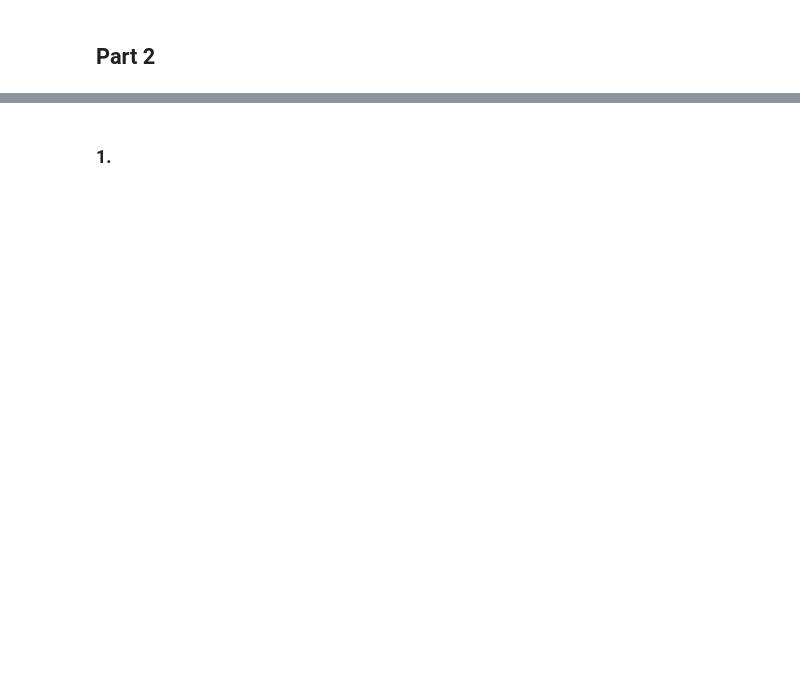
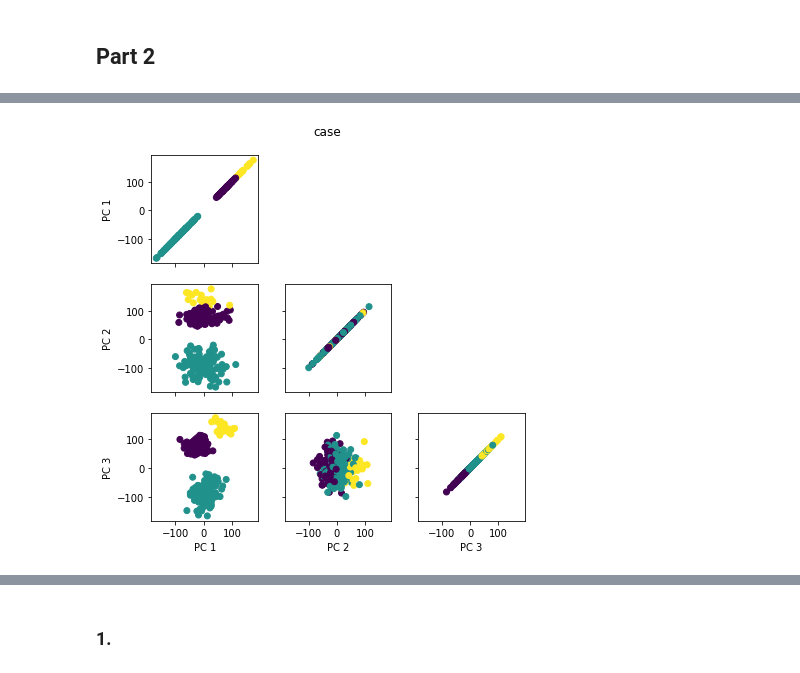
Before and after one commit to ArchieGertsman/ECE471-MP2, a Jupyter notebook: answers.ipynb, the cells around one changed output, grey strips where cells are left out. Cells and saved outputs as stored; diff of their text form; code cells hidden in the pictures; blank space fills up the shorter version.

```diff
--- a/answers.ipynb
+++ b/answers.ipynb
@@ -596,0 +640,4 @@ We can see two distinct clusters in both the case and control data. The clusters
+# %%
+plot_grid('case', df_abundance_case, n_pcs=3, n_clusters=3, method='kmeans', figsize=(6,6))
+# %% [output]
+[figure, added]
```
Also changed, not shown: parts of 45 cells of this notebook.
